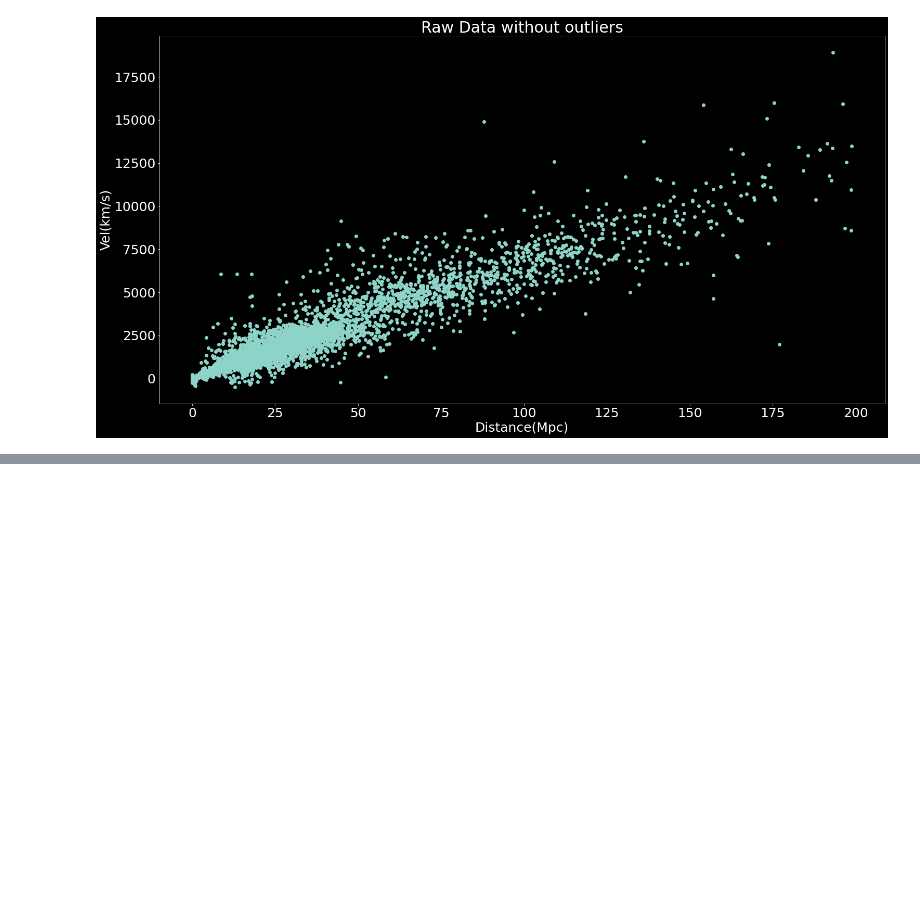
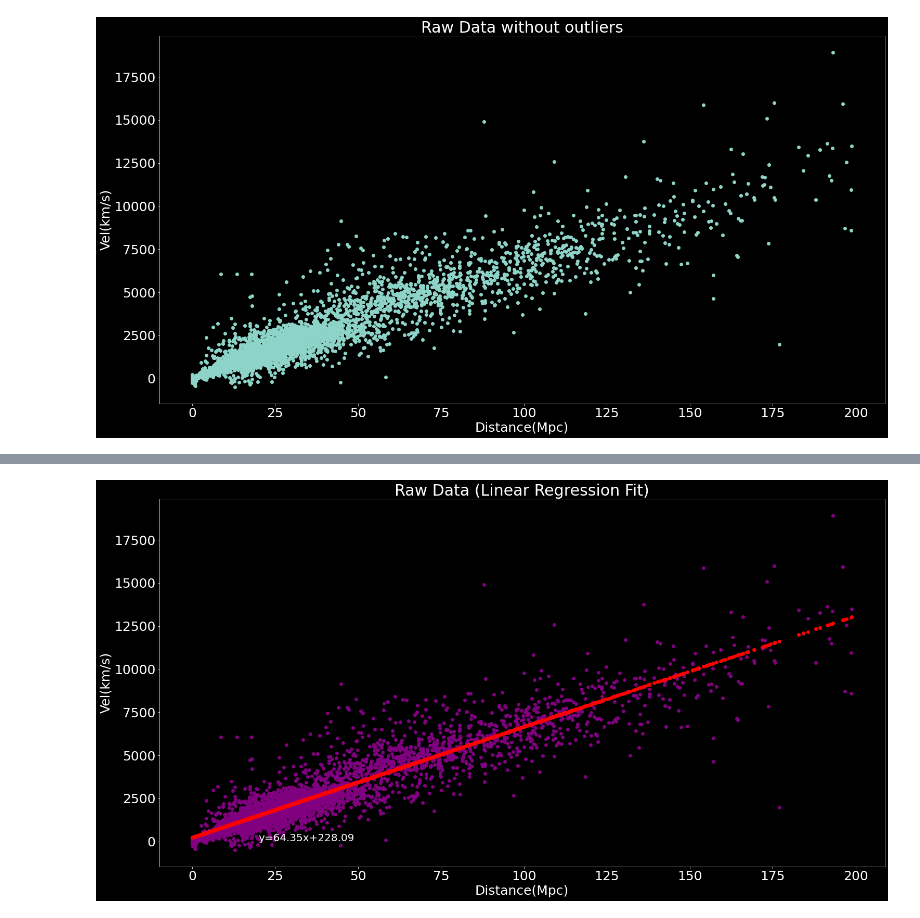
Before and after one commit to bpeck114/c161_project, a Jupyter notebook: dex/hyperleda_query.ipynb, the cells around one changed output, grey strips where cells are left out. Saved outputs shown, nothing was run; the diff lists cells and outputs as text; code cells hidden in the pictures; blank space fills up the shorter version.

```diff
--- a/dex/hyperleda_query.ipynb
+++ b/dex/hyperleda_query.ipynb
@@ -75,0 +83,15 @@ v
+# %%
+from sklearn.linear_model import LinearRegression as lgr
+model = lgr().fit(np.array(distance_mpc_filtered).reshape(-1, 1), vel_gsr_filtered)
+predicted_vel_gsr = model.coef_ * distance_mpc_filtered + model.intercept_
+plt.figure(figsize = (25,13))
+plt.scatter(distance_mpc_filtered,vel_gsr_filtered, c='purple')
+plt.scatter(distance_mpc_filtered,predicted_vel_gsr, c='red')
+plt.text(20, 20, 'y={:.2f}x+{:.2f}'.format(float(model.coef_), model.intercept_),  fontsize = 20)
+#plt.ylim(-1000, 20000)
+plt.title('Raw Data (Linear Regression Fit)')
+plt.xlabel('Distance(Mpc)')
+plt.ylabel('Vel(km/s)')
+plt.show()
+# %% [output]
+[figure, added]
```
Also changed, not shown: parts of 9 cells of this notebook.
